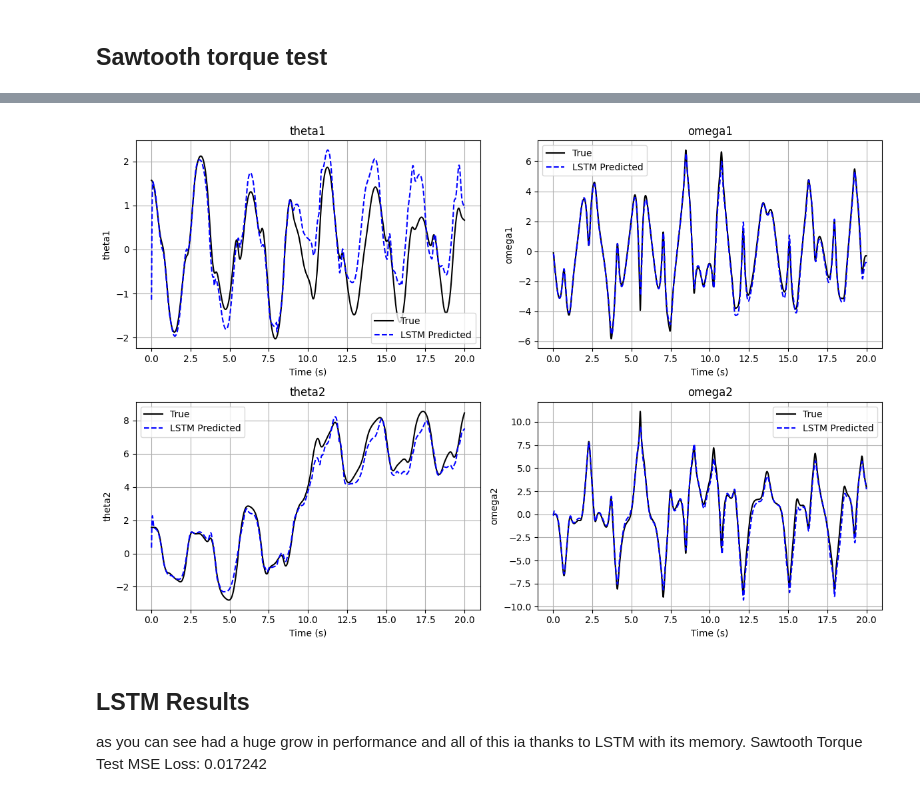
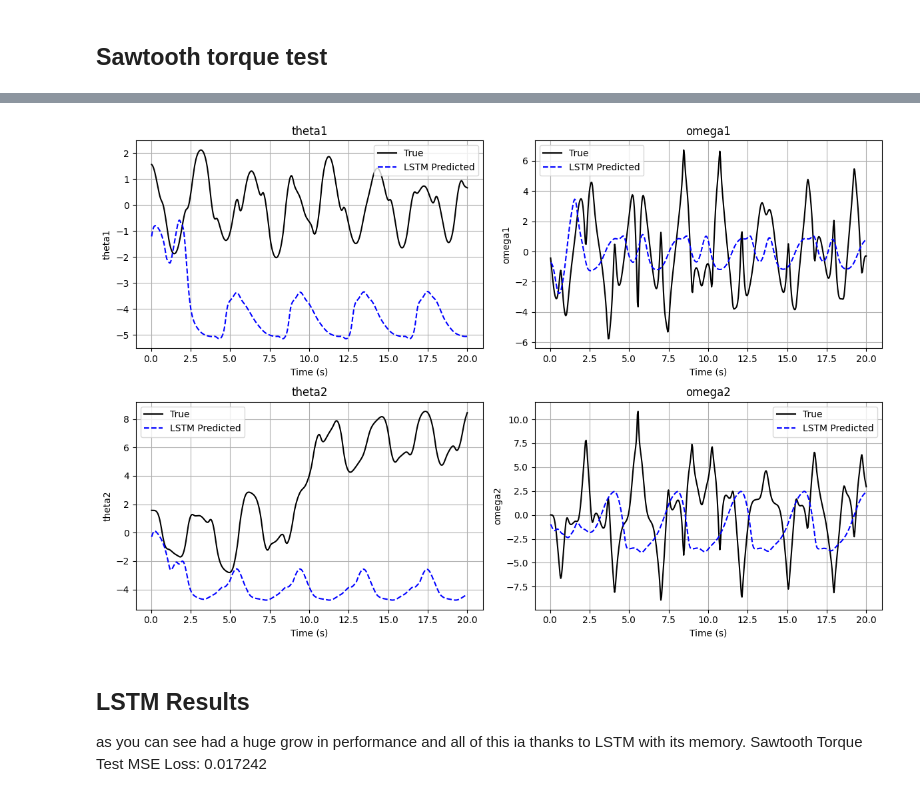
Before and after one commit to mmatinm/Deep-Learning-Projects, a Jupyter notebook: nonlinear-system-identification/identification.ipynb, the cells around one changed output, grey strips where cells are left out. Saved outputs shown, nothing was run; the diff lists cells and outputs as text; code cells hidden in the pictures.

```diff
--- a/nonlinear-system-identification/identification.ipynb
+++ b/nonlinear-system-identification/identification.ipynb
@@ -670,7 +756,7 @@ Y_test_t = torch.tensor(Y_test_seq, dtype=torch.float32)
 ## Model
 # %%
 class LSTMModel(nn.Module):
-    def __init__(self, input_size=5, hidden_size=64, output_size=4, num_layers=2):
+    def __init__(self, input_size=1, hidden_size=64, output_size=4, num_layers=2):
         super(LSTMModel, self).__init__()
         self.lstm = nn.LSTM(input_size=input_size,
                             hidden_size=hidden_size,
@@ -683,14 +769,15 @@ class LSTMModel(nn.Module):
         output = self.fc(lstm_out)  # apply FC at each time step
         return output               # output: (batch, seq_len, output_size)
 
-model = LSTMModel(input_size=5, hidden_size=64, output_size=4, num_layers=1)
-criterion = nn.MSELoss()
-optimizer = optim.RMSprop(model.parameters(), lr=0.0008, alpha=0.9)
+model = LSTMModel(input_size=1, hidden_size=128, output_size=4, num_layers=3)
 # %% [markdown]
 ## Train
 # %%
+
+criterion = nn.MSELoss()
+optimizer = optim.Adam(model.parameters(), lr=0.0001) #, alpha=0.9)
 train_losses = []
-epochs = 600
+epochs = 1000
 
 for epoch in range(epochs):
     model.train()
@@ -703,7 +790,7 @@ for epoch in range(epochs):
 
     train_losses.append(loss.item())
 
-    if epoch % 10 == 0:
+    if epoch % 20 == 0:
         print(f"Epoch {epoch}: Loss = {loss.item():.6f}")
 
 plt.plot(train_losses)
@@ -808,7 +895,7 @@ def double_pendulum_saw(t, y):
 # Initial conditions and time
 y0 = [np.pi / 2, 0, np.pi / 2, 0]
 t_span = (0, 20)
-t_eval = np.linspace(*t_span, 2000)
+t_eval = np.linspace(*t_span, 500)
 
 # Simulate system with sawtooth torque
 sol = solve_ivp(double_pendulum_saw, t_span, y0, t_eval=t_eval, rtol=1e-8)
@@ -816,12 +903,7 @@ theta1_s, omega1_s, theta2_s, omega2_s = sol.y
 Y_true_saw = np.column_stack([theta1_s, omega1_s, theta2_s, omega2_s])
 torque_saw = np.array([torque_input_saw(t) for t in t_eval])
 
-# Create input X = [torque, theta1, omega1, theta2, omega2]
-X_saw = np.column_stack([
-    torque_saw[1:],
-    theta1_s[:-1], omega1_s[:-1],
-    theta2_s[:-1], omega2_s[:-1]
-])
+X_saw = np.array(torque_saw[:-1]).reshape(-1, 1)
 
 # Scale using same scalers used in training
 X_saw_scaled = scaler_X.transform(X_saw)
@@ -870,4 +952,4 @@ Sawtooth Torque Test MSE Loss: 0.017242
-[figure, old version]
+[figure, new version]
 # %% [markdown]
 ## LSTM Results
 as you can see had a huge grow in performance and all of this ia thanks to LSTM with its memory.
```
Also changed, not shown: parts of 4 cells of this notebook.
